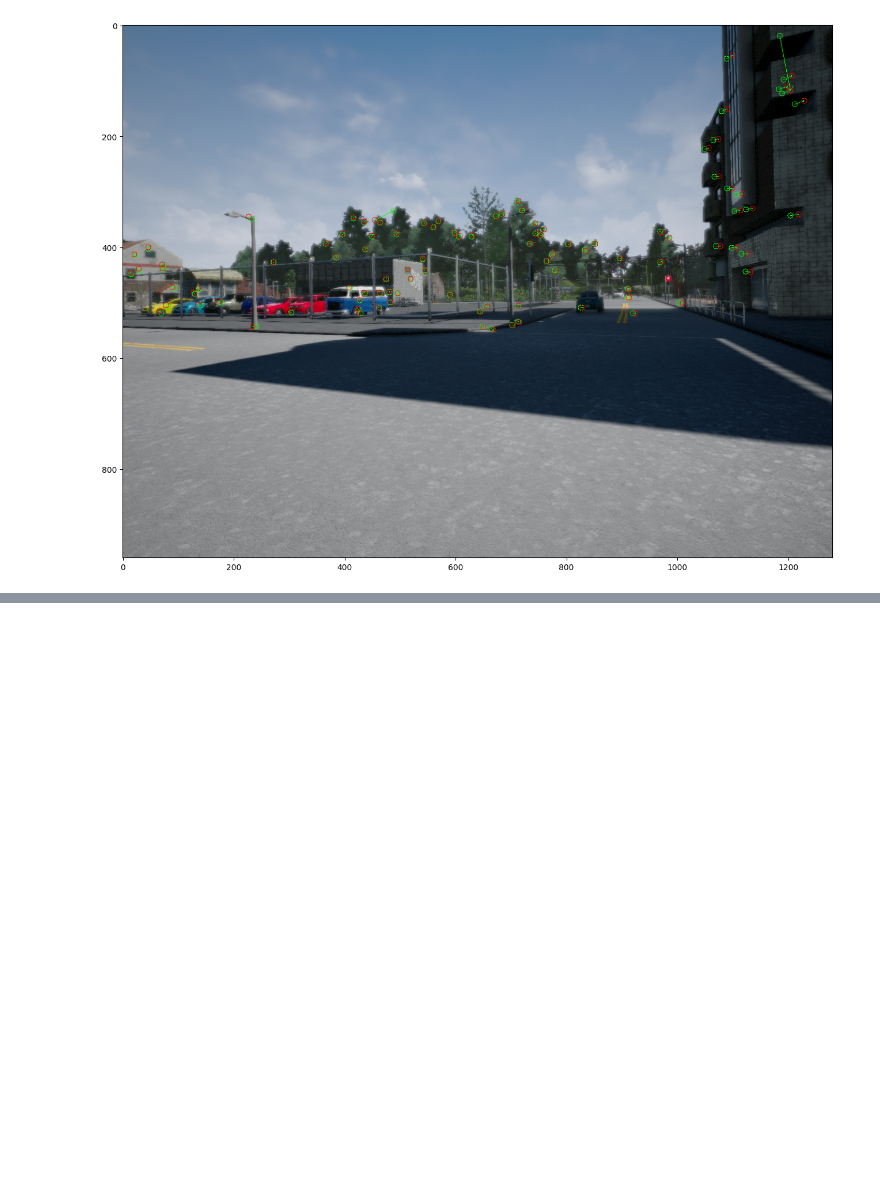
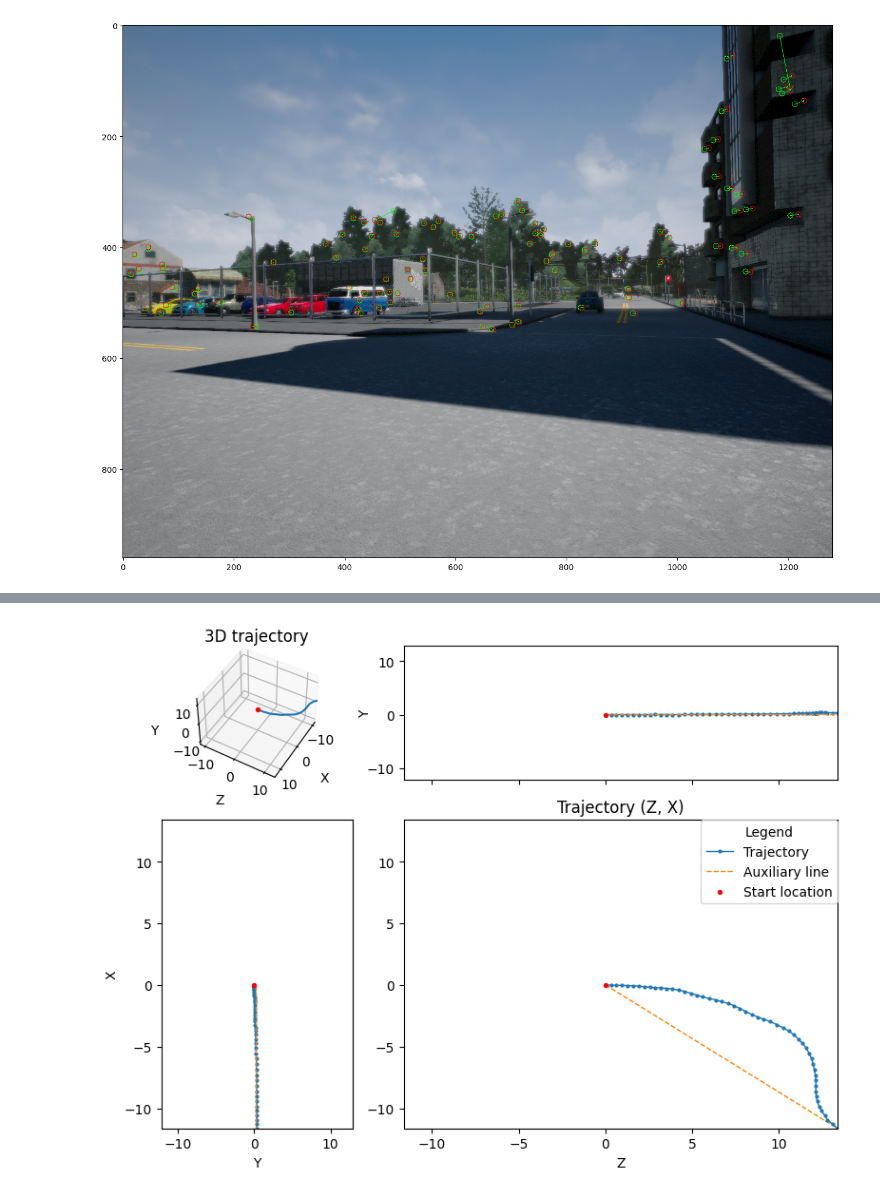
Before and after one commit to QuangMDoan/controller2d-nix, a Jupyter notebook: course3/module2/vo.ipynb, the cells around one changed output, grey strips where cells are left out. Cells and saved outputs as stored; diff of their text form; code cells hidden in the pictures; blank space fills up the shorter version.

Commit message:
estimate trajectory

```diff
--- a/course3/module2/vo.ipynb
+++ b/course3/module2/vo.ipynb
@@ -136,0 +139,20 @@ plt.imshow(image_with_motion)
+# %%
+def estimate_trajectory(N=52, dist_threshold=0.35):
+    pose0 = np.array([0, 0, 0, 1])
+    traj = np.zeros((3, N))
+    T = np.eye(4, 4)
+    for k in range(1, N):
+        R, t, _, _, _, _ = estimate_motion(k, k+1)
+        Tk = np.eye(4, 4)
+        Tk[:3, :3] = R
+        Tk[:3, 3:] = t
+
+        T = T @ inv(Tk)
+
+        posek = (T @ pose0)[:3]
+        traj[:, k] = posek
+    return traj
+
+trajectory = estimate_trajectory()
+k=50
+print(f"Camera location at step {k} is {trajectory[:, k]}")
@@ -136,0 +183,4 @@ plt.imshow(image_with_motion)
+# %%
+visualize_trajectory(trajectory)
+# %% [output]
+[figure, added]
```
Also changed, not shown: parts of 4 cells of this notebook.
